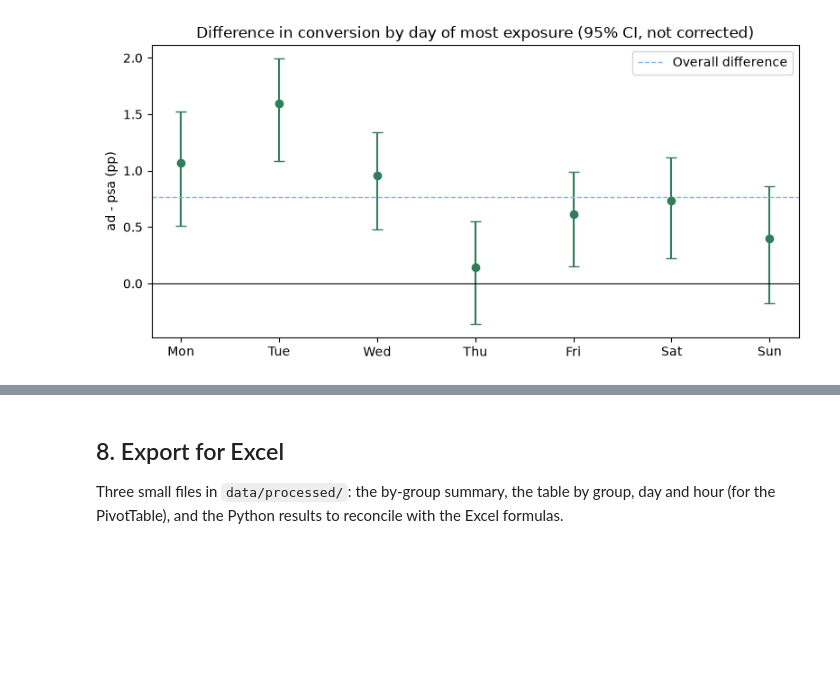
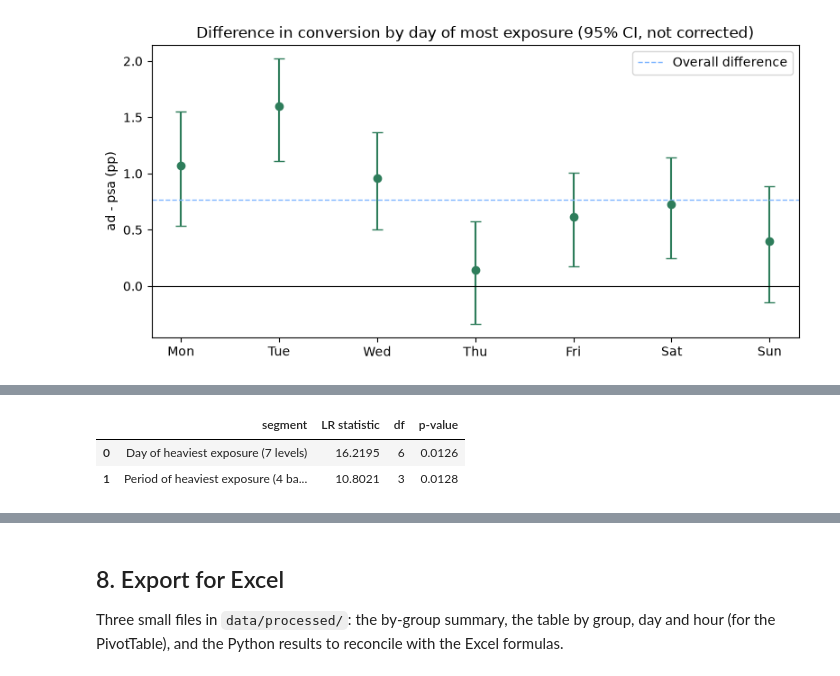
Before and after one commit to noivilbo/marketing-ab-test-analysis, a Jupyter notebook: notebooks/01_ab_test_analysis.ipynb, the cells around one changed output, grey strips where cells are left out. Cells and saved outputs as stored; diff of their text form; code cells hidden in the pictures; blank space fills up the shorter version.

```diff
--- a/notebooks/01_ab_test_analysis.ipynb
+++ b/notebooks/01_ab_test_analysis.ipynb
@@ -299,2 +319,23 @@ Hours significant after Holm correction: 1 of 22 tested
+# %%
+bands = pd.cut(df["most_ads_hour"], bins=[-1, 5, 11, 17, 23], labels=["00-05", "06-11", "12-17", "18-23"])
+model_df = df.assign(day=pd.Categorical(df["most_ads_day"], categories=DAYS), band=bands)
+
+def interaction_test(by):
+    reduced = smf.logit(f"converted ~ C(test_group) + C({by})", data=model_df).fit(disp=0)
+    full = smf.logit(f"converted ~ C(test_group) * C({by})", data=model_df).fit(disp=0)
+    lr = 2 * (full.llf - reduced.llf)
+    dof = int(round(full.df_model - reduced.df_model))
+    return lr, dof, stats.chi2.sf(lr, dof)
+
+rows = []
+for label, by in [("Day of heaviest exposure (7 levels)", "day"), ("Period of heaviest exposure (4 bands)", "band")]:
+    lr, dof, p = interaction_test(by)
+    rows.append({"segment": label, "LR statistic": lr, "df": dof, "p-value": p})
+interaction = pd.DataFrame(rows)
+display(interaction.round(4))
+# %% [output]
+|  | segment | LR statistic | df | p-value |
+| 0 | Day of heaviest exposure (7 levels) | 16.2195 | 6 | 0.0126 |
+| 1 | Period of heaviest exposure (4 ba... | 10.8021 | 3 | 0.0128 |
 # %% [markdown]
 ## 7. Exposure (`total_ads`): descriptive only
```
Also changed, not shown: parts of 15 cells of this notebook.
